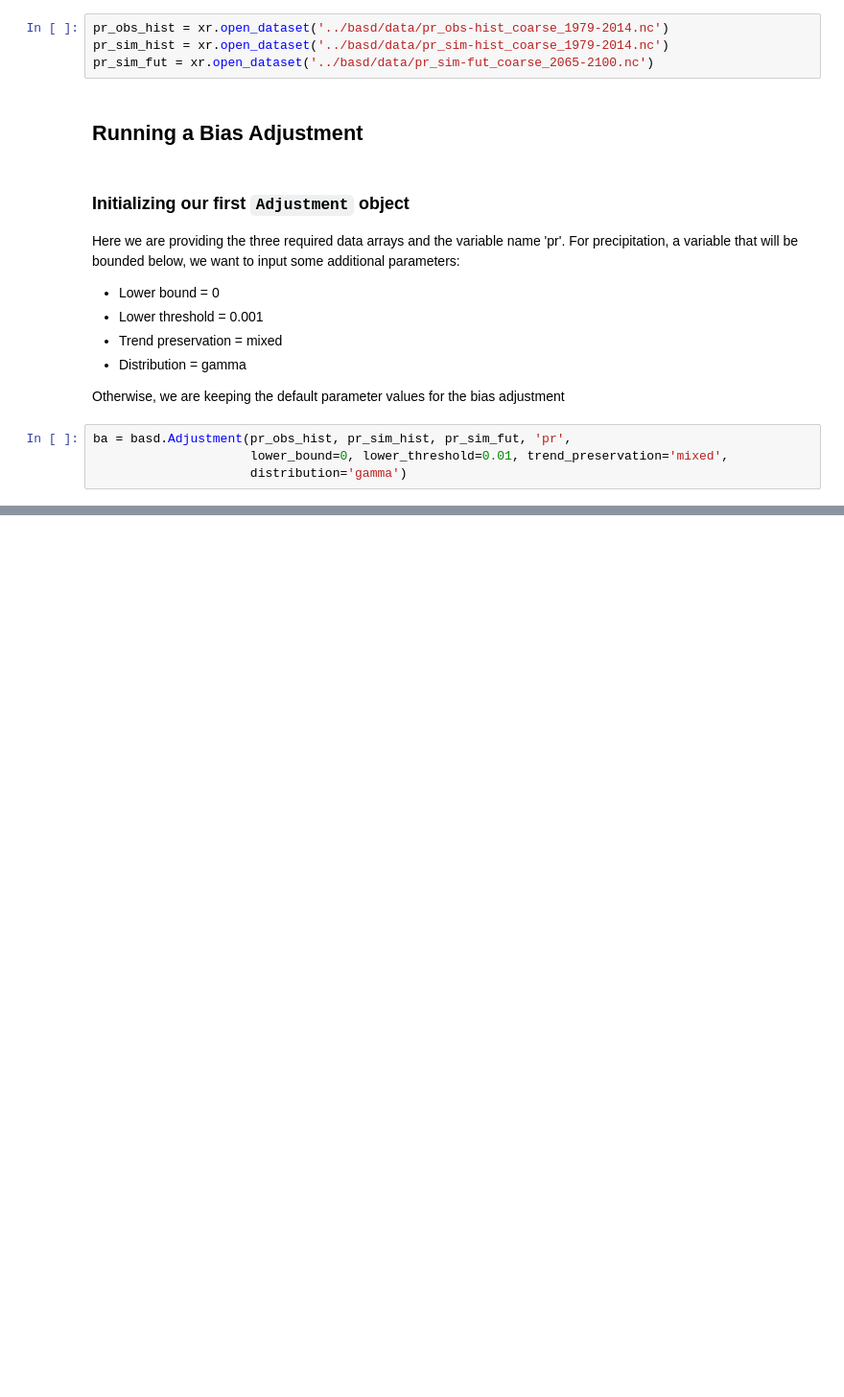
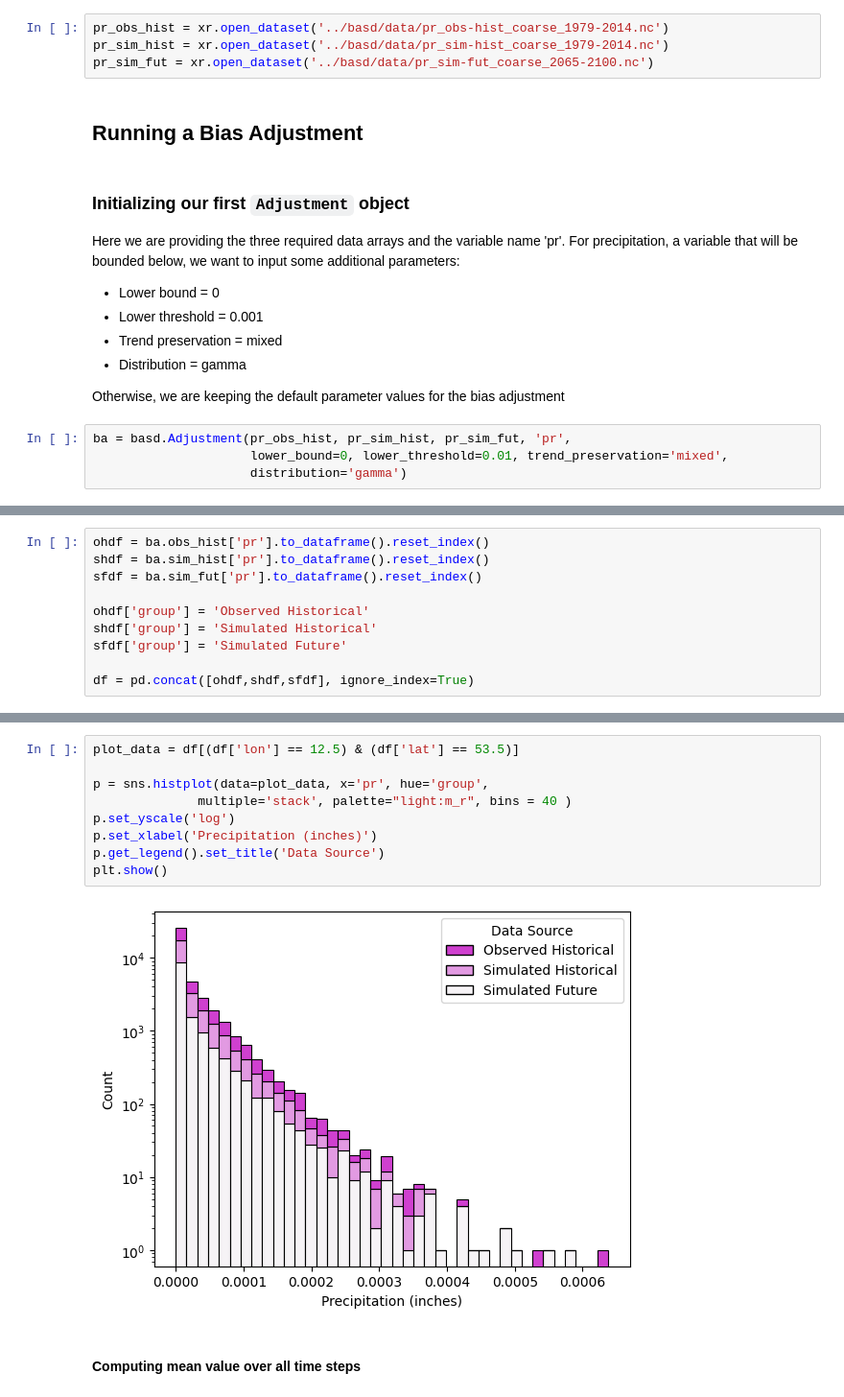
Before and after one commit to JGCRI/basd, a Jupyter notebook: notebooks/quickstarter.ipynb, the cells around one changed output, grey strips where cells are left out. Shown: that part at 96% size. Cells and saved outputs as stored; diff of their text form; blank space fills up the shorter version.

```diff
--- a/notebooks/quickstarter.ipynb
+++ b/notebooks/quickstarter.ipynb
@@ -84,0 +143,10 @@ days = {
+# %%
+ohdf = ba.obs_hist['pr'].to_dataframe().reset_index()
+shdf = ba.sim_hist['pr'].to_dataframe().reset_index()
+sfdf = ba.sim_fut['pr'].to_dataframe().reset_index()
+
+ohdf['group'] = 'Observed Historical'
+shdf['group'] = 'Simulated Historical'
+sfdf['group'] = 'Simulated Future'
+
+df = pd.concat([ohdf,shdf,sfdf], ignore_index=True)
@@ -84,0 +167,13 @@ days = {
+# %%
+plot_data = df[(df['lon'] == 12.5) & (df['lat'] == 53.5)]
+
+p = sns.histplot(data=plot_data, x='pr', hue='group',
+              multiple='stack', palette="light:m_r", bins = 40 )
+p.set_yscale('log')
+p.set_xlabel('Precipitation (inches)')
+p.get_legend().set_title('Data Source')
+plt.show()
+# %% [output]
+[figure, added]
+# %% [markdown]
+#### Computing mean value over all time steps
```
Also changed, not shown: parts of 10 cells of this notebook, 2 other files.
